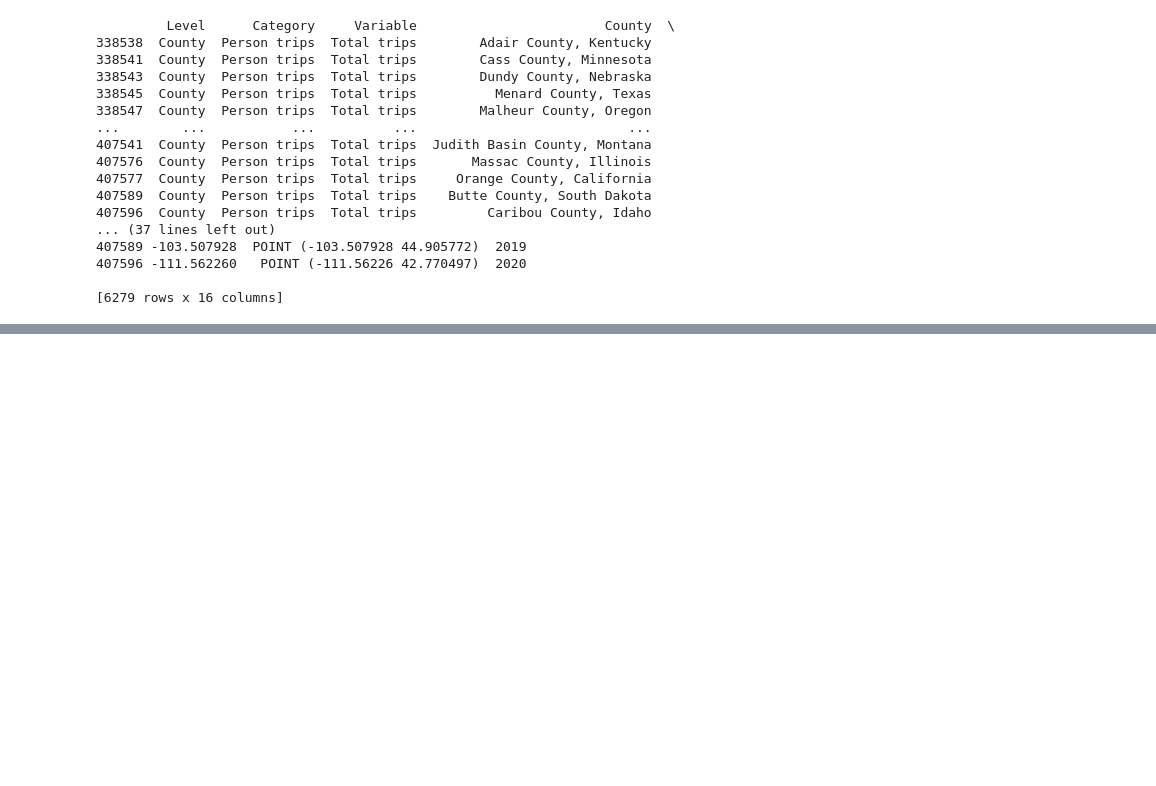
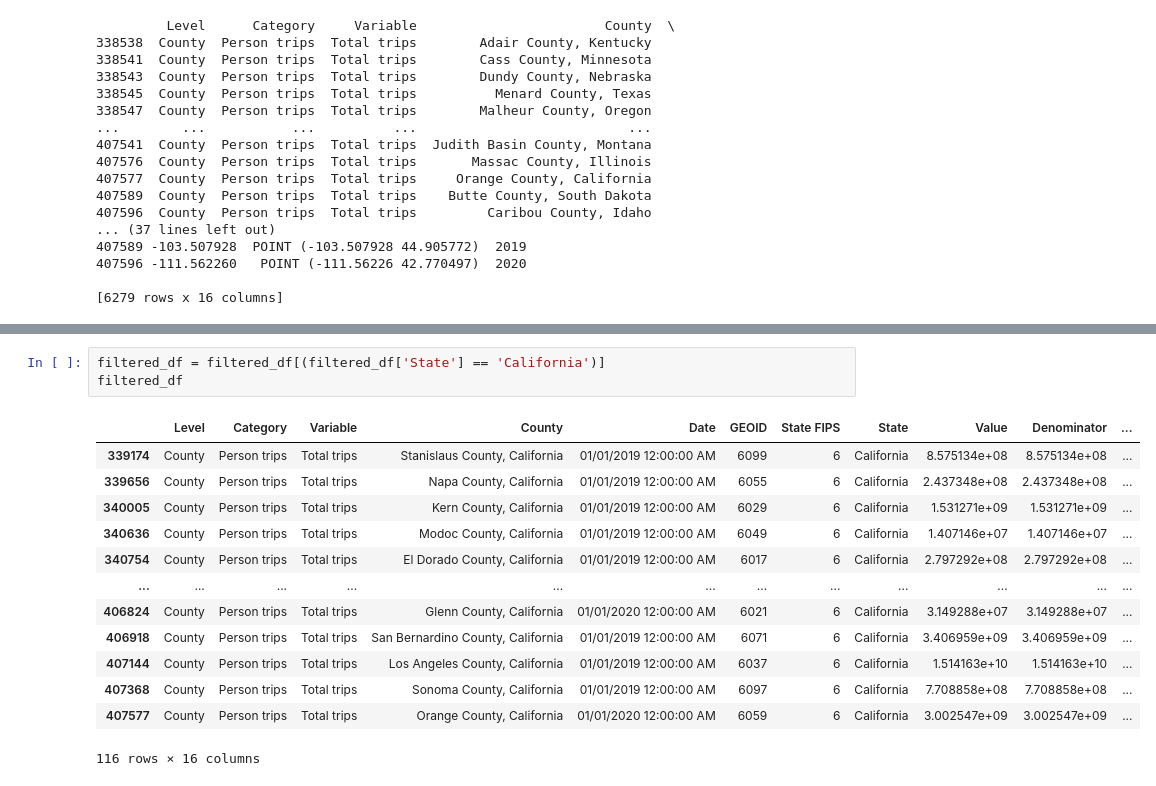
Before and after one commit to rpi11/DSAN5200-final_project, a Jupyter notebook: FinalProject/viz_Zenan/viz.ipynb, the cells around one changed output, grey strips where cells are left out. Saved outputs shown, nothing was run; the diff lists cells and outputs as text; blank space fills up the shorter version.

```diff
--- a/FinalProject/viz_Zenan/viz.ipynb
+++ b/FinalProject/viz_Zenan/viz.ipynb
@@ -74,0 +72,17 @@ fig.show()
+# %%
+filtered_df = filtered_df[(filtered_df['State'] == 'California')]
+filtered_df
+# %% [output]
+|  | Level | Category | Variable | County | Date | GEOID | State FIPS | State | Value | Denominator | ... |
+| 339174 | County | Person trips | Total trips | Stanislaus County, California | 01/01/2019 12:00:00 AM | 6099 | 6 | California | 8.575134e+08 | 8.575134e+08 | ... |
+| 339656 | County | Person trips | Total trips | Napa County, California | 01/01/2019 12:00:00 AM | 6055 | 6 | California | 2.437348e+08 | 2.437348e+08 | ... |
+| 340005 | County | Person trips | Total trips | Kern County, California | 01/01/2019 12:00:00 AM | 6029 | 6 | California | 1.531271e+09 | 1.531271e+09 | ... |
+| 340636 | County | Person trips | Total trips | Modoc County, California | 01/01/2019 12:00:00 AM | 6049 | 6 | California | 1.407146e+07 | 1.407146e+07 | ... |
+| 340754 | County | Person trips | Total trips | El Dorado County, California | 01/01/2019 12:00:00 AM | 6017 | 6 | California | 2.797292e+08 | 2.797292e+08 | ... |
+| ... | ... | ... | ... | ... | ... | ... | ... | ... | ... | ... | ... |
+| 406824 | County | Person trips | Total trips | Glenn County, California | 01/01/2020 12:00:00 AM | 6021 | 6 | California | 3.149288e+07 | 3.149288e+07 | ... |
+| 406918 | County | Person trips | Total trips | San Bernardino County, California | 01/01/2019 12:00:00 AM | 6071 | 6 | California | 3.406959e+09 | 3.406959e+09 | ... |
+| 407144 | County | Person trips | Total trips | Los Angeles County, California | 01/01/2019 12:00:00 AM | 6037 | 6 | California | 1.514163e+10 | 1.514163e+10 | ... |
+| 407368 | County | Person trips | Total trips | Sonoma County, California | 01/01/2019 12:00:00 AM | 6097 | 6 | California | 7.708858e+08 | 7.708858e+08 | ... |
+| 407577 | County | Person trips | Total trips | Orange County, California | 01/01/2020 12:00:00 AM | 6059 | 6 | California | 3.002547e+09 | 3.002547e+09 | ... |
+116 rows × 16 columns
```
Also changed, not shown: parts of 1 cell of this notebook, 1 other file.
